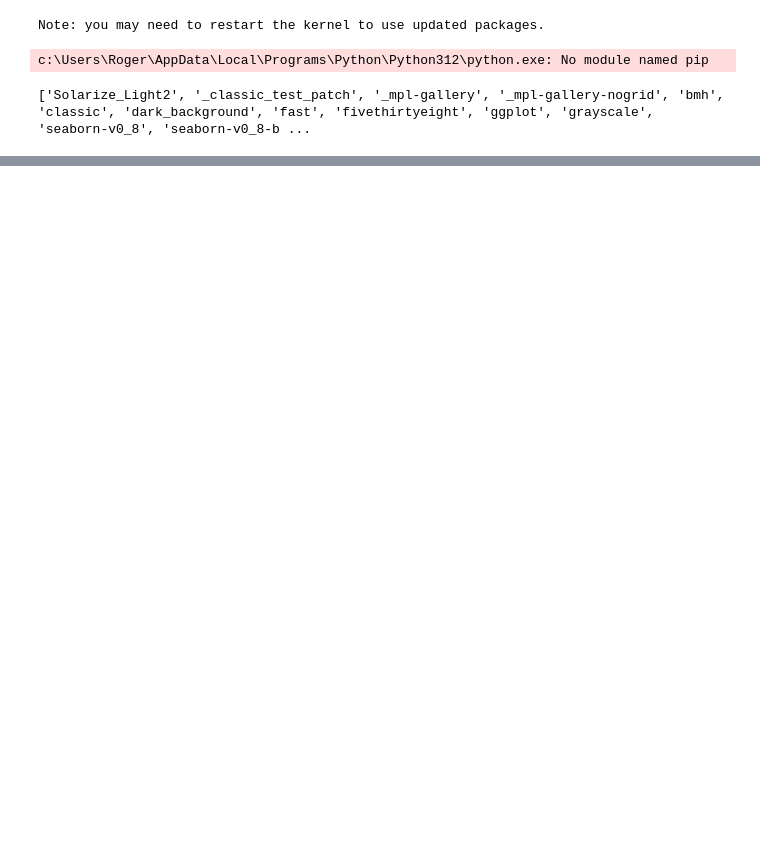
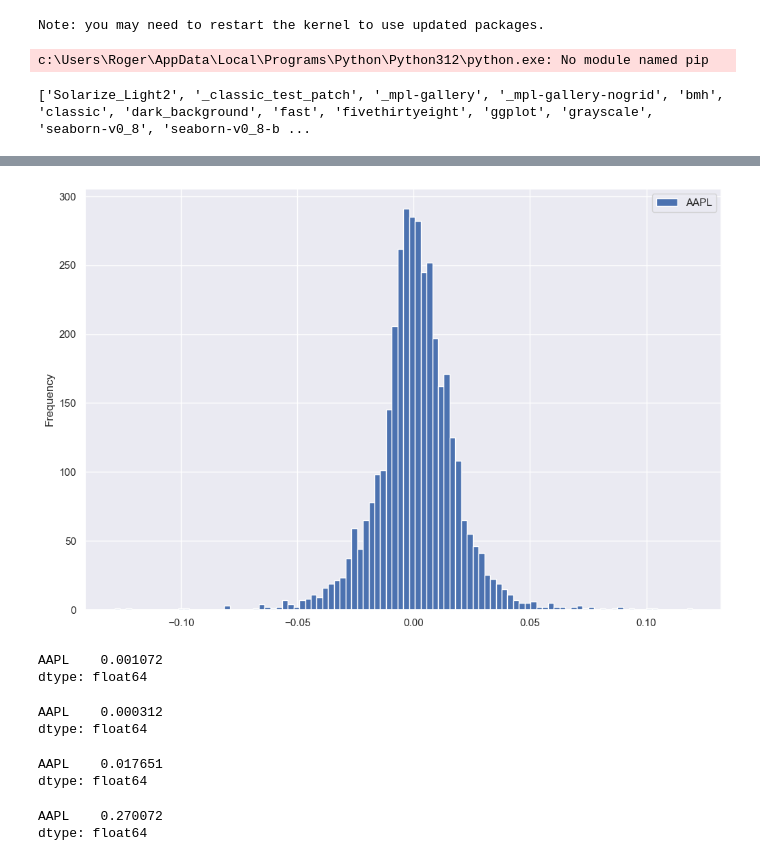
Before and after one commit to RogerSJR2004/Data-Analytics-Project, a Jupyter notebook: stock_analysis.ipynb, the cells around one changed output, grey strips where cells are left out. Saved outputs shown, nothing was run; the diff lists cells and outputs as text; code cells hidden in the pictures; blank space fills up the shorter version.

```diff
--- a/stock_analysis.ipynb
+++ b/stock_analysis.ipynb
@@ -360,4 +474,4 @@ aapl
 # %%
-aapl["Diff2"]=aapl.AAPL.dif(periods=1)
+aapl["Diff2"]=aapl.AAPL.diff(periods=1)
 aapl
 # %% [output]
@@ -364,0 +492,2 @@ NameError: name 'aapl' is not defined
+# %%
+aapl["% Change 2"]=aapl.AAPL.pct_change(periods=1).mul(100)
@@ -364,0 +529,4 @@ NameError: name 'aapl' is not defined
+# %%
+#rename
+aapl.rename(columns={'% Change 2':'Change'},inplace= True)
+aapl
@@ -364,0 +599,3 @@ NameError: name 'aapl' is not defined
+# %%
+ret=aapl.pct_change().dropna()#creating return variable
+ret
@@ -364,0 +628,19 @@ NameError: name 'aapl' is not defined
+# %%
+#histogram
+ret.plot(kind='hist',figsize=(12,8), bins=100)
+plt.show()
+# %% [output]
+[figure, added]
+# %%
+#mean return
+daily_mean_return=ret.mean()
+daily_mean_return
+# %% [output]
+AAPL    0.001072
+dtype: float64
+# %%
+var_daily=ret.var()
+var_daily
+# %% [output]
+AAPL    0.000312
+dtype: float64
@@ -364,0 +650,11 @@ NameError: name 'aapl' is not defined
+# %%
+std_daily
+# %% [output]
+AAPL    0.017651
+dtype: float64
+# %%
+annual_mean_return=daily_mean_return*252
+annual_mean_return
+# %% [output]
+AAPL    0.270072
+dtype: float64
```
Also changed, not shown: parts of 55 cells of this notebook.
